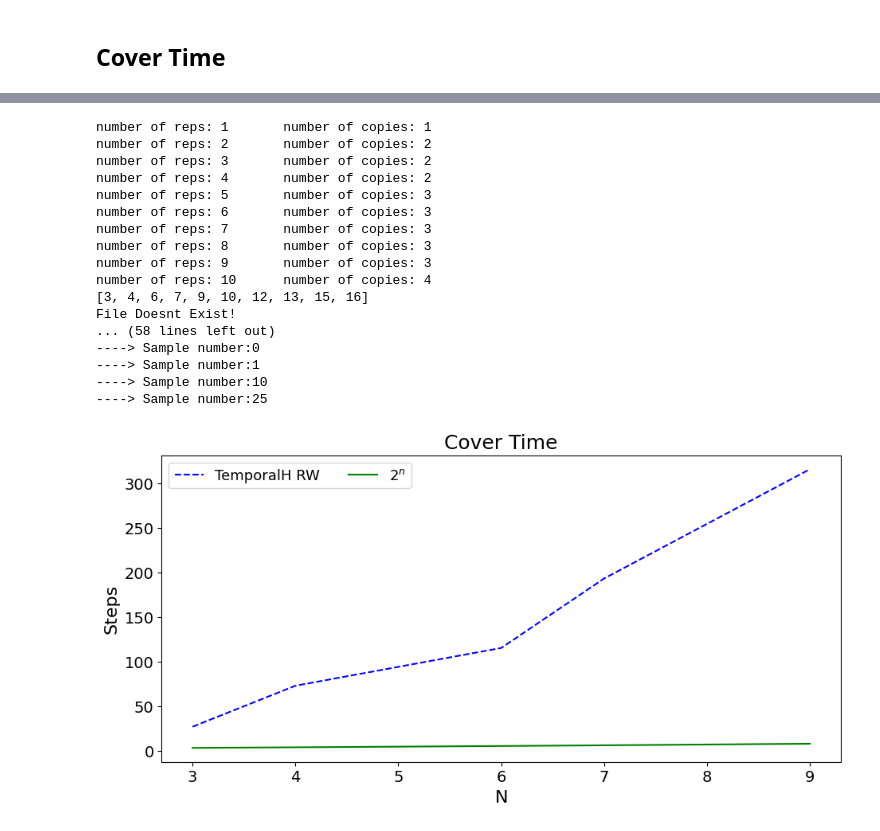
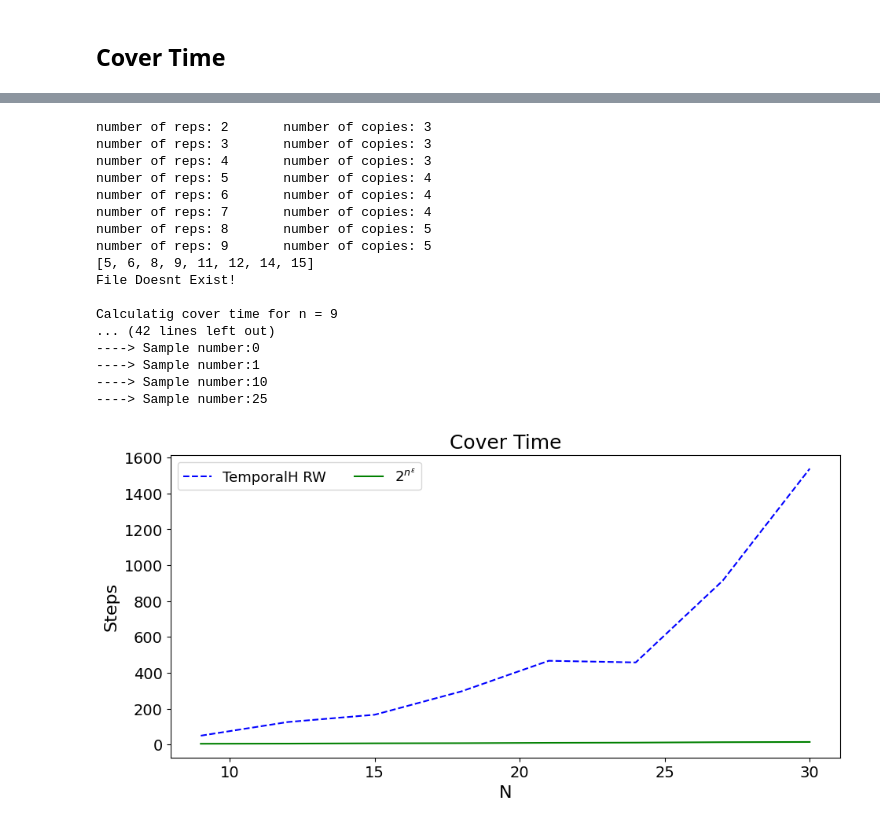
Before and after one commit to JaimePSantos/DynamicRandomWalks, a Jupyter notebook: CT-Dyn_TemporalHelix.ipynb, the cells around one changed output, grey strips where cells are left out. Saved outputs shown, nothing was run; the diff lists cells and outputs as text; code cells hidden in the pictures.

```diff
--- a/CT-Dyn_TemporalHelix.ipynb
+++ b/CT-Dyn_TemporalHelix.ipynb
@@ -347,6 +235,6 @@ plot_qwak(x_value_matrix = [node_value_matrix,node_value_matrix] , y_value_matri
 # %%
 def exponential_temporal_helix(rep,epsilon):
-    n = (3+rep*3)/2
+    n = (3+rep*3)
     copies = math.floor(n**(1-epsilon))
     graph0_2n = []
     graph1_2n = []
@@ -359,10 +247,11 @@ def exponential_temporal_helix(rep,epsilon):
 
     return graph0_2n,graph1_2n,graph2_2n
 
+
 def multiple_exponential_temporal_helix(repetitions, epsilon):
     graphList = []
-    for i in range(1,repetitions+1):
-        graph0,graph1,graph2 = exponential_temporal_helix(i,epsilon)
+    for rep in repetitions:
+        graph0,graph1,graph2 = exponential_temporal_helix(rep,epsilon)
         graphList.append(graph0+graph1+graph2)
     return graphList
 
@@ -388,7 +277,7 @@ def draw_matrices(matrices):
 # draw_graph(nx.from_numpy_array(graph1[0]), config=config1)
 # draw_graph(nx.from_numpy_array(graph2[0]), config=config2)
 
-multipleTemp = multiple_exponential_temporal_helix(3,1/2)
+# multipleTemp = multiple_exponential_temporal_helix(3,1/2)
 # print(multipleTemp)
 # for m in multipleTemp[3]:
 #     print(m)
@@ -467,4 +286,11 @@ Calculatig cover time for n = 12
 # %%
+def temporal_graph_cover_time(n_range,epsilon):
+    cover_times = []
+    for n in n_range:
+        n = n**epsilon
+        cover_times.append(2**(n))
+    return cover_times
+
 def estimate_dynamic_cover_time(graphList, num_simulations=10):
     """
     Estimate the cover time of a list of evolving Sisyphus wheel graphs.
@@ -484,7 +310,7 @@ def estimate_dynamic_cover_time(graphList, num_simulations=10):
         n = len(graphCopies[0])  # Assume all graphs in the copy have the same number of nodes
         print(f'\nCalculatig cover time for n = {n}')
 
-        for s in range(num_simulations):
+        for s in range(num_simulations+1):
             if s==0 or s==1 or s==10 or s==25 or s==35 or s==49:
                 print(f'----> Sample number:{s}')
 
@@ -492,7 +318,6 @@ def estimate_dynamic_cover_time(graphList, num_simulations=10):
             current_node = random.choice(range(n))
             total_steps_this_simulation = 0
             visited.add(current_node)
-
             # Loop continues until all nodes are visited
             while len(visited) < n:
                 # Cycle through each graph in the graphCopies list in order
@@ -508,6 +333,10 @@ def estimate_dynamic_cover_time(graphList, num_simulations=10):
                     visited.add(current_node)
 
                 total_steps_this_simulation += 1
+                last_vertex = list(graph.nodes())[-1]
+                neighbors = list(graph.neighbors(last_vertex))
+                # print(f'N={len(graph)} \t {neighbors[-1]} ---- {neighbors[0]}')
+
 
             # Accumulate the total steps for this simulation
             total_steps_for_all_simulations += total_steps_this_simulation
@@ -527,15 +349,19 @@ def temporal_graph_cover_time(n_range,epsilon):
 # %%
 epsilon = 1/2
-reps = 10
+repMin = math.ceil(
+    ((2*2**(1/(1-epsilon))) - 3)/3
+)
+reps = range(repMin,5*repMin)
 multipleTemp = multiple_exponential_temporal_helix(reps,epsilon)
 
-nrange = [math.floor(len(g[0])/2) for g in multipleTemp]
+nrange = [math.ceil(len(g[0])/2) for g in multipleTemp]
+nrange2 = [math.ceil(len(g[0])) for g in multipleTemp]
 print(nrange)
-samples = 50
+samples = 25
 
 
-cover_times_file = f'Datasets/DynGraphsDTRW/coverTimeTemporalHelix_N{nrange[0]}-{nrange[-1]}_S{samples}.txt'
-estimate_cover_time_file = f'Datasets/DynGraphsDTRW/estimateCoverTimeTemporalHelix_N{nrange[-1]}_S{samples}.txt'
+cover_times_file = f'Datasets/DynGraphsDTRW/coverTimeTemporalHelix_N{nrange2[0]}-{nrange2[-1]}_EPS{epsilon}_S{samples}.txt'
+estimate_cover_time_file = f'Datasets/DynGraphsDTRW/estimateCoverTimeTemporalHelix_N{nrange2[0]}-{nrange2[-1]}_EPS{epsilon}_S{samples}.txt'
 
 if os.path.exists(cover_times_file) and os.path.exists(estimate_cover_time_file):
     cover_times = load_list_from_file(cover_times_file)
@@ -550,52 +376,52 @@ else:
     if not os.path.exists(estimate_cover_time_file):
         write_list_to_file(estimate_cover_time_file, estimate_cover_time)
 # %% [output]
-number of reps: 1       number of copies: 1
-number of reps: 2       number of copies: 2
-number of reps: 3       number of copies: 2
-number of reps: 4       number of copies: 2
-number of reps: 5       number of copies: 3
-number of reps: 6       number of copies: 3
-number of reps: 7       number of copies: 3
-number of reps: 8       number of copies: 3
-number of reps: 9       number of copies: 3
-number of reps: 10      number of copies: 4
-[3, 4, 6, 7, 9, 10, 12, 13, 15, 16]
+number of reps: 2       number of copies: 3
+number of reps: 3       number of copies: 3
+number of reps: 4       number of copies: 3
+number of reps: 5       number of copies: 4
+number of reps: 6       number of copies: 4
+number of reps: 7       number of copies: 4
+number of reps: 8       number of copies: 5
+number of reps: 9       number of copies: 5
+[5, 6, 8, 9, 11, 12, 14, 15]
 File Doesnt Exist!
-... (58 lines left out)
+
+Calculatig cover time for n = 9
+... (42 lines left out)
 ----> Sample number:0
 ----> Sample number:1
 ----> Sample number:10
 ----> Sample number:25
 # %%
-alphaLabelList = [r'TemporalH RW',r'$2^{n}$']
+alphaLabelList = [r'TemporalH RW',r'$2^{n^\epsilon}$']
 
 params = {
     'font_size' : 14,
     'figsize': (11, 5),
     'plot_title' : f'Cover Time',
     'x_label' : 'N',
     'y_label' : "Steps",
     'legend_labels' : alphaLabelList,
     'legend_loc': "best",
     # 'legend_title' : r'$\alpha$',
     'legend_ncol' : 3,
     'color_list' : ['#0000FF', '#008000', '#525252'],
     'line_style_list' : ['--', '-','-.' ],
     # 'save_path' : f'Output/OrientedDynamics/orientedDynamics_N{N}_NWALKS{len(alphaList)}_Alphas{str([round(a, 2) for a in alphaList]).replace(", ", "-").replace("[", "").replace("]", "")}_TMAX{round(t)}.png',
     'use_loglog': False,
     'use_cbar' : False,
     'cbar_label' : None,
     'cbar_ticks' : None,
     'cbar_tick_labels' : None,
     'x_lim' : None,
     # 'x_num_ticks' : 7,
     # 'y_num_ticks' : 7,
     # 'x_round_val' : 1,
     # 'y_round_val' : 3,
 }
 
 node_value_matrix = list(nrange)
-plot_qwak(x_value_matrix = [node_value_matrix,node_value_matrix] , y_value_matrix = [cover_times,estimate_cover_time],**params)
+plot_qwak(x_value_matrix = [nrange2,nrange2] , y_value_matrix = [cover_times,estimate_cover_time],**params)
 # %% [output]
-[figure, old version]
+[figure, new version]
```
Also changed, not shown: parts of 6 cells of this notebook, 7 other files.
